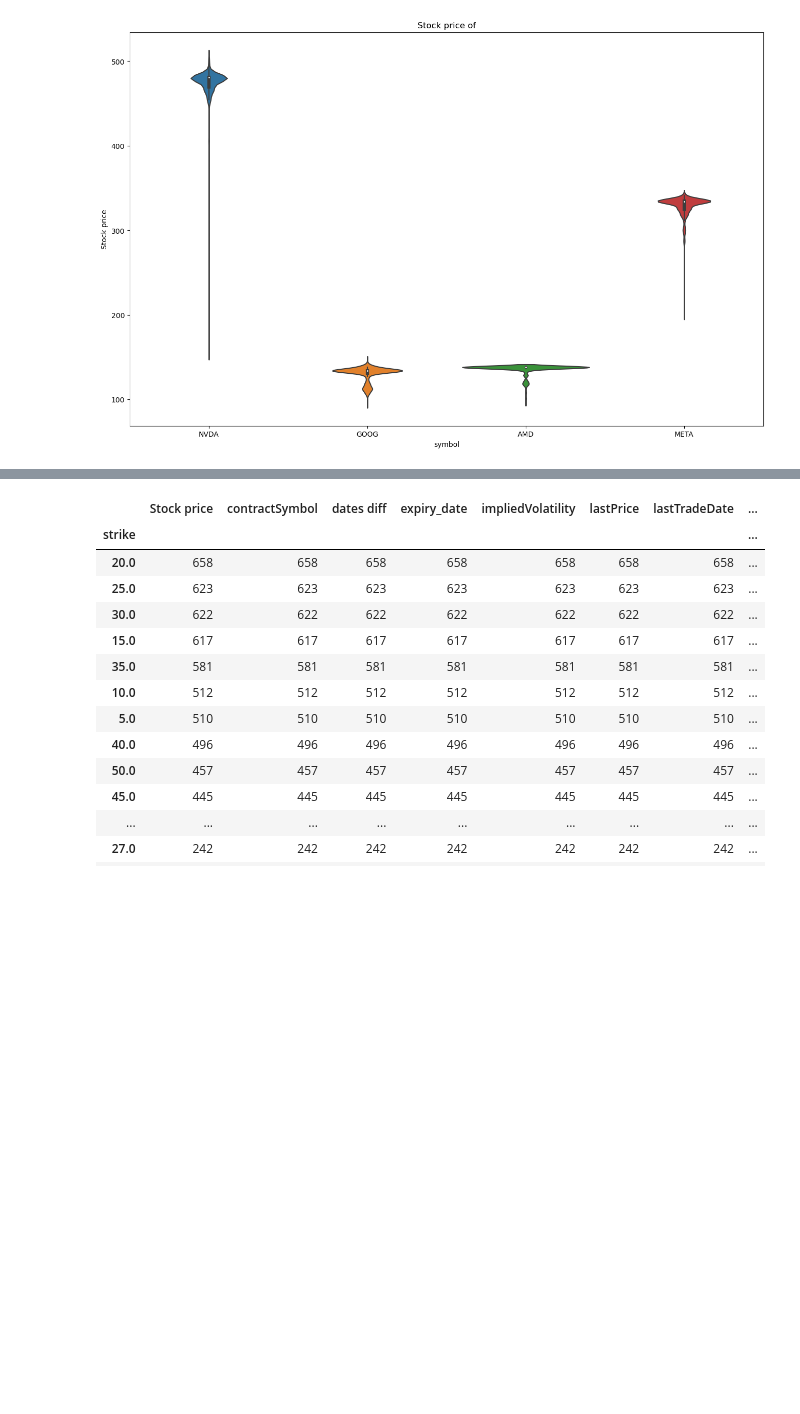
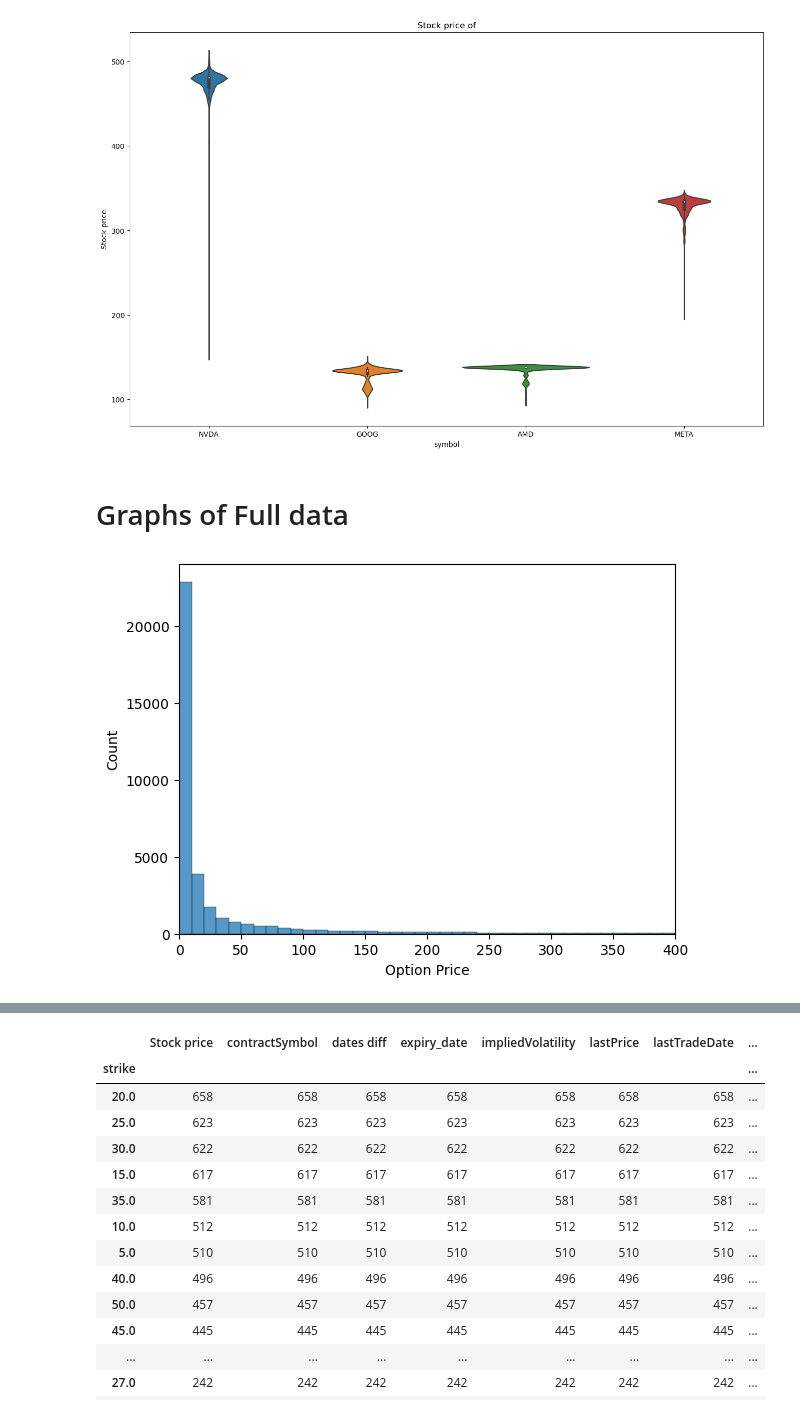
Before and after one commit to OmarAhmed03/PDE-BS_MODEL, a Jupyter notebook: Data_Collection_analysis.ipynb, the cells around one changed output, grey strips where cells are left out. Drawn from its saved outputs; the diff is of its cells as text; code cells hidden in the pictures; blank space fills up the shorter version.

```diff
--- a/Data_Collection_analysis.ipynb
+++ b/Data_Collection_analysis.ipynb
@@ -267,0 +288,3 @@ dff.head()
+# %%
+dff = dff.iloc[:,1:]
+dff
@@ -316,3 +337,13 @@ plt.title('Stock price of')
 plt.show()
 # %% [output]
 [figure]
+# %% [markdown]
+# Graphs of Full data
+# %%
+sns.histplot(dff,x = 'lastPrice',binwidth = 10)
+plt.xlim(0,400)
+plt.xlabel('Option Price')
+#plt.ylim(0,10000)
+plt.show()
+# %% [output]
+[figure, added]
```
Also changed, not shown: parts of 26 cells of this notebook.
